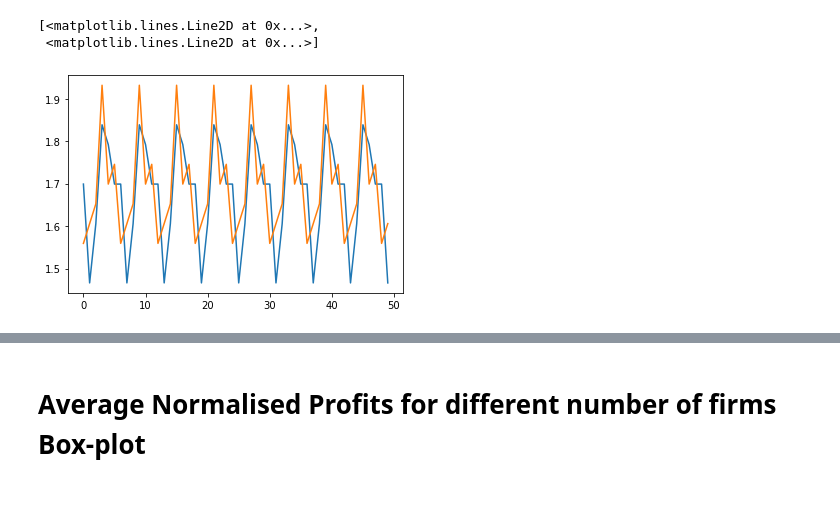
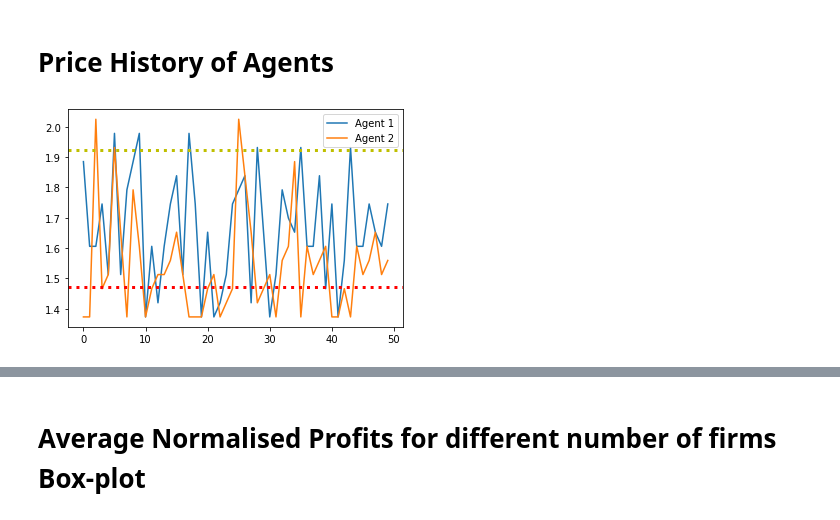
Before and after one commit to weehan299/multiagenteconomicssimulation, a Jupyter notebook: Data Analysis of Results.ipynb, the cells around one changed output, grey strips where cells are left out. Drawn from its saved outputs; the diff is of its cells as text; code cells hidden in the pictures.

```diff
--- a/Data Analysis of Results.ipynb
+++ b/Data Analysis of Results.ipynb
@@ -5,3 +5,5 @@ import matplotlib.pyplot as plt
 import seaborn as sns
 
 import main
+# %%
+result = main.run(total_periods = 5000000, alpha = 0.125, gamma = 0.95, beta = 1*1e-6,temp_max = 10, temp_min = 0.0001)
@@ -8,11 +34,13 @@ import main
+# %% [markdown]
+# Price History of Agents
 # %%
-result = main.run(alpha = 0.125, beta = 1*1e-5)
 agent_1 = np.array(result.price_history)[-50:,0]
 agent_2 = np.array(result.price_history)[-50:,1]
 df = pd.DataFrame({'agent_1': agent_1, 'agent_2': agent_2})
-
 plt.plot(df)
+plt.axhline(y=1.924, linewidth=3,color='y',linestyle="dotted")
+plt.axhline(y=1.472, linewidth=3,color='r',linestyle="dotted")
+plt.legend(['Agent 1', "Agent 2"])
+plt.show()
 # %% [output]
-[<matplotlib.lines.Line2D at 0x...>,
- <matplotlib.lines.Line2D at 0x...>]
-[figure, old version]
+[figure, new version]
```
Also changed, not shown: parts of 16 cells of this notebook, 5 other files.
